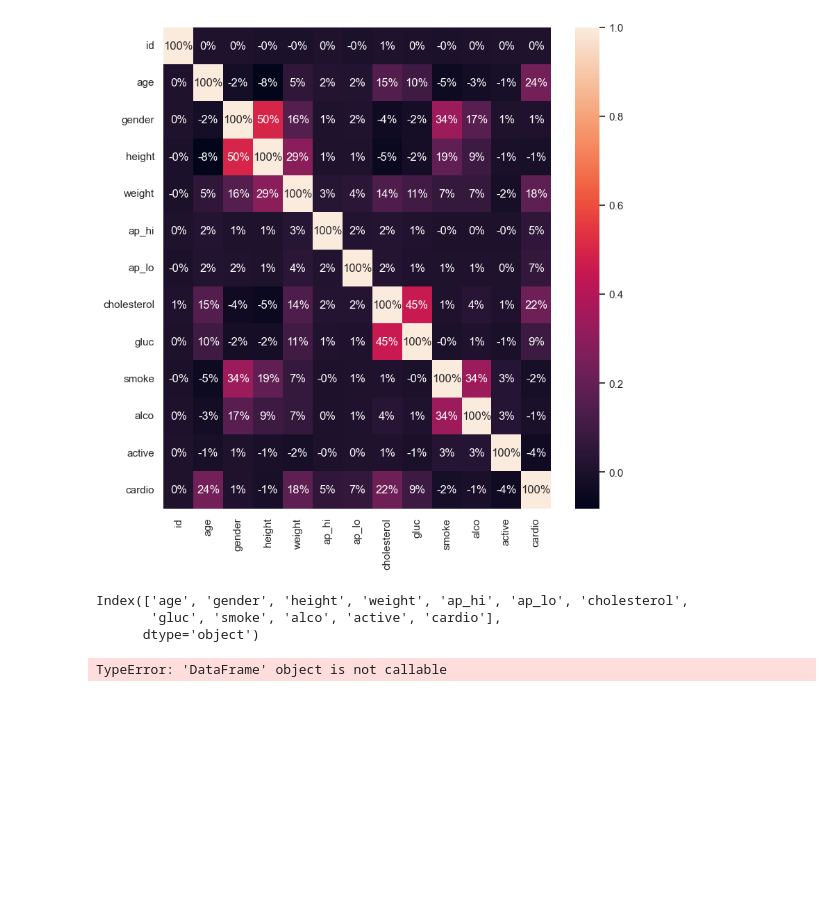
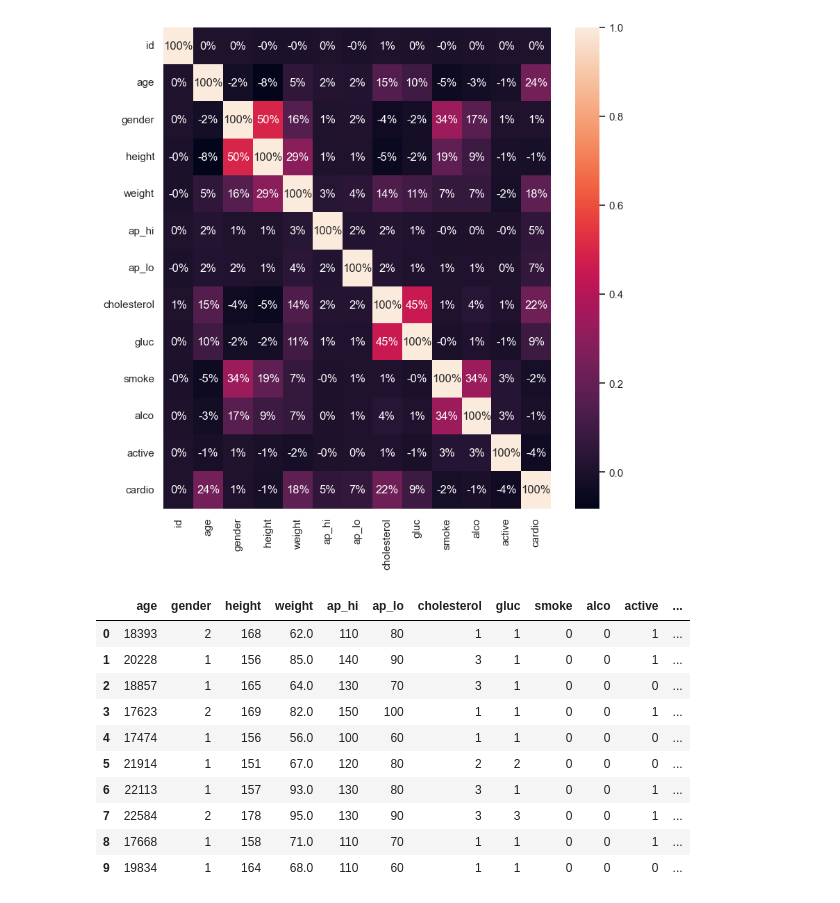
Before and after one commit to liticx/ML--University-, a Jupyter notebook: lab1_(cardio)/cardio.ipynb, the cells around one changed output. Drawn from its saved outputs; the diff is of its cells as text; code cells hidden in the pictures; blank space fills up the shorter version.

Commit message:
lab2 (data_preprocessing)

```diff
--- a/lab1_(cardio)/cardio.ipynb
+++ b/lab1_(cardio)/cardio.ipynb
@@ -6,7 +6,7 @@ import seaborn as sns
 import matplotlib.pyplot as plt
 sns.set()
 
-df = pd.read_csv('D:\Projects\ML (University)\cardio_train1.csv',sep=";")
+df = pd.read_csv('D:\Projects\ML (University)\cardio_train.csv',sep=";")
 # %%
 
 #print(df.head(10))
@@ -70,12 +70,18 @@ sns.heatmap(df.corr(), annot=True, fmt='.0%')
 # %% [output]
 <Axes: >
 [figure]
-# %%
-df.drop('id', axis=1)
-print(df.columns)
-df(df.head(10))
-# %% [output]
-Index(['age', 'gender', 'height', 'weight', 'ap_hi', 'ap_lo', 'cholesterol',
-       'gluc', 'smoke', 'alco', 'active', 'cardio'],
-      dtype='object')
-TypeError: 'DataFrame' object is not callable
+# %%
+
+df.head(10)
+# %% [output]
+|  | age | gender | height | weight | ap_hi | ap_lo | cholesterol | gluc | smoke | alco | active | ... |
+| 0 | 18393 | 2 | 168 | 62.0 | 110 | 80 | 1 | 1 | 0 | 0 | 1 | ... |
+| 1 | 20228 | 1 | 156 | 85.0 | 140 | 90 | 3 | 1 | 0 | 0 | 1 | ... |
+| 2 | 18857 | 1 | 165 | 64.0 | 130 | 70 | 3 | 1 | 0 | 0 | 0 | ... |
+| 3 | 17623 | 2 | 169 | 82.0 | 150 | 100 | 1 | 1 | 0 | 0 | 1 | ... |
+| 4 | 17474 | 1 | 156 | 56.0 | 100 | 60 | 1 | 1 | 0 | 0 | 0 | ... |
+| 5 | 21914 | 1 | 151 | 67.0 | 120 | 80 | 2 | 2 | 0 | 0 | 0 | ... |
+| 6 | 22113 | 1 | 157 | 93.0 | 130 | 80 | 3 | 1 | 0 | 0 | 1 | ... |
+| 7 | 22584 | 2 | 178 | 95.0 | 130 | 90 | 3 | 3 | 0 | 0 | 1 | ... |
+| 8 | 17668 | 1 | 158 | 71.0 | 110 | 70 | 1 | 1 | 0 | 0 | 1 | ... |
+| 9 | 19834 | 1 | 164 | 68.0 | 110 | 60 | 1 | 1 | 0 | 0 | 0 | ... |
```
Also changed, not shown: parts of 2 cells of this notebook, 1 other file.
